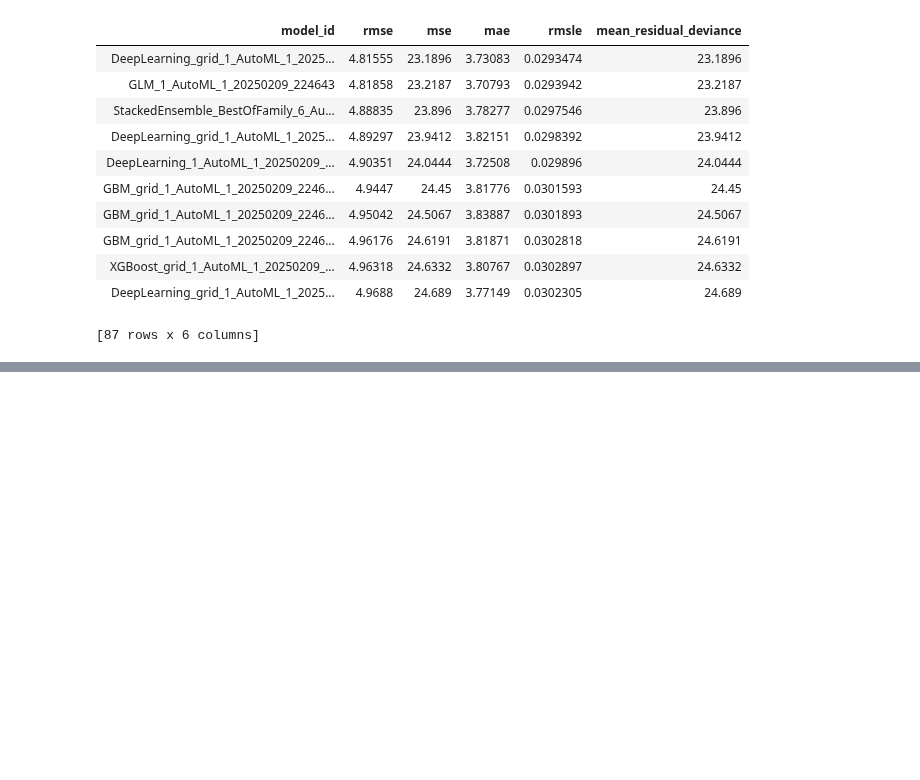
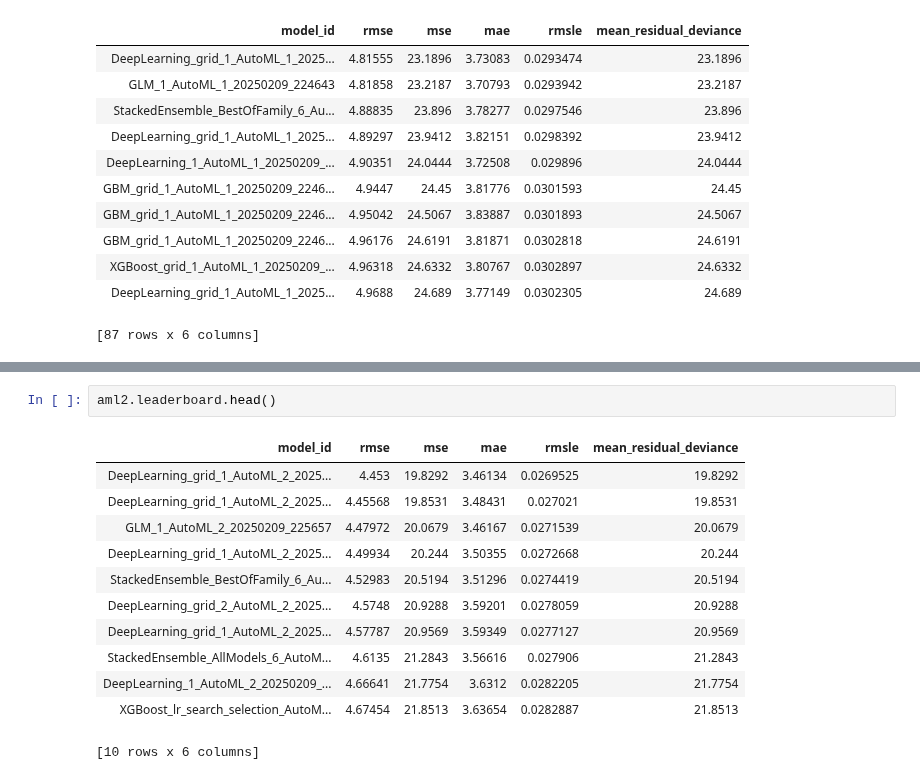
Before and after one commit to KomlaRD/agreement_height_ulna_length_study, a Jupyter notebook: automl.ipynb, the cells around one changed output, grey strips where cells are left out. Cells and saved outputs as stored; diff of their text form; blank space fills up the shorter version.

```diff
--- a/automl.ipynb
+++ b/automl.ipynb
@@ -148,0 +189,15 @@ aml.leaderboard
+# %%
+aml2.leaderboard.head()
+# %% [output]
+| model_id | rmse | mse | mae | rmsle | mean_residual_deviance |
+| DeepLearning_grid_1_AutoML_2_2025... | 4.453 | 19.8292 | 3.46134 | 0.0269525 | 19.8292 |
+| DeepLearning_grid_1_AutoML_2_2025... | 4.45568 | 19.8531 | 3.48431 | 0.027021 | 19.8531 |
+| GLM_1_AutoML_2_20250209_225657 | 4.47972 | 20.0679 | 3.46167 | 0.0271539 | 20.0679 |
+| DeepLearning_grid_1_AutoML_2_2025... | 4.49934 | 20.244 | 3.50355 | 0.0272668 | 20.244 |
+| StackedEnsemble_BestOfFamily_6_Au... | 4.52983 | 20.5194 | 3.51296 | 0.0274419 | 20.5194 |
+| DeepLearning_grid_2_AutoML_2_2025... | 4.5748 | 20.9288 | 3.59201 | 0.0278059 | 20.9288 |
+| DeepLearning_grid_1_AutoML_2_2025... | 4.57787 | 20.9569 | 3.59349 | 0.0277127 | 20.9569 |
+| StackedEnsemble_AllModels_6_AutoM... | 4.6135 | 21.2843 | 3.56616 | 0.027906 | 21.2843 |
+| DeepLearning_1_AutoML_2_20250209_... | 4.66641 | 21.7754 | 3.6312 | 0.0282205 | 21.7754 |
+| XGBoost_lr_search_selection_AutoM... | 4.67454 | 21.8513 | 3.63654 | 0.0282887 | 21.8513 |
+[10 rows x 6 columns]
```
Also changed, not shown: parts of 4 cells of this notebook.
